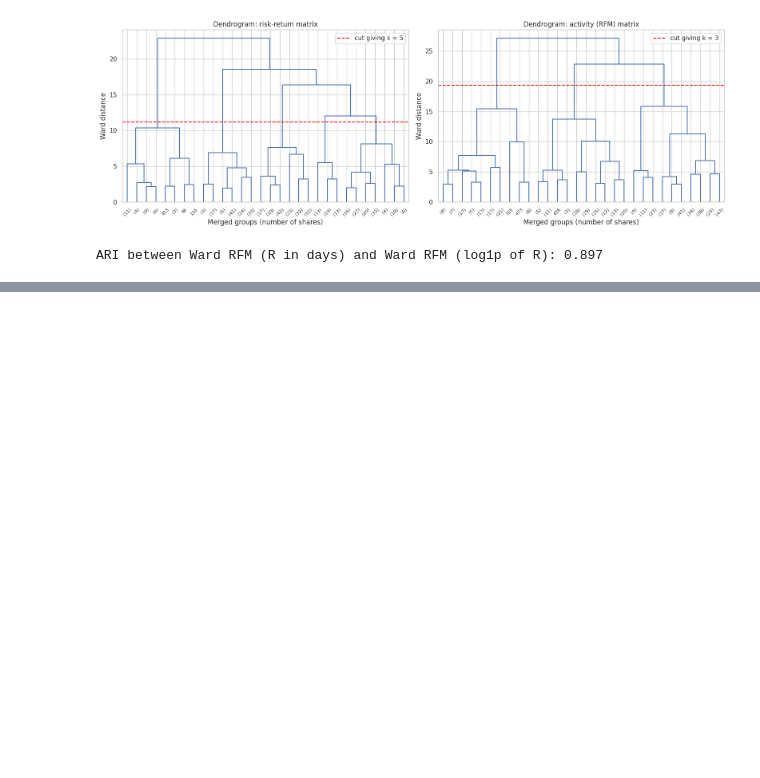
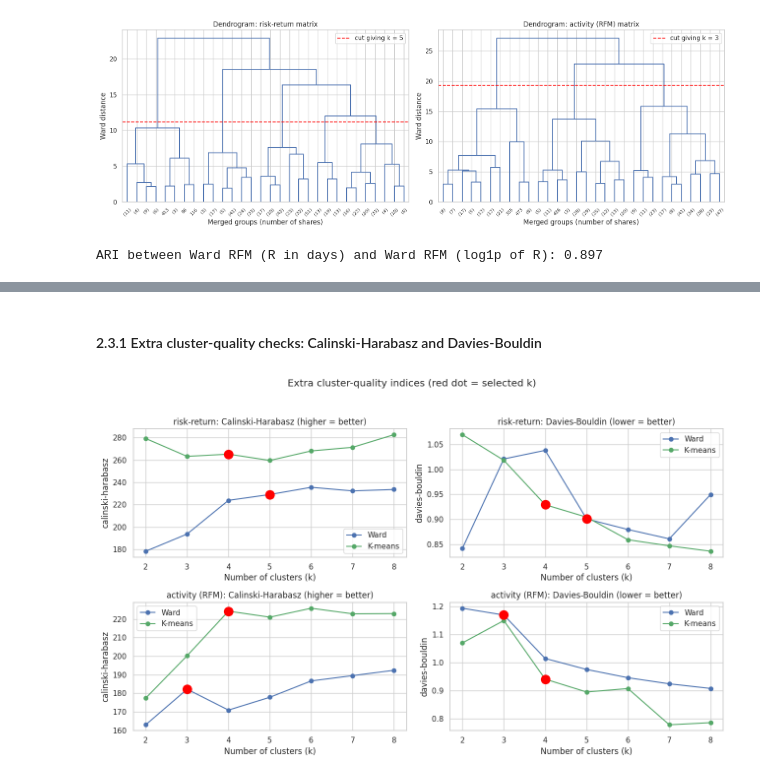
Before and after one commit to Dewdahara/CRMCM_CW1_w2054873, a Jupyter notebook: CRMCM_CW1_w2054873.ipynb, the cells around one changed output, grey strips where cells are left out. Saved outputs shown, nothing was run; the diff lists cells and outputs as text; code cells hidden in the pictures; blank space fills up the shorter version.

```diff
--- a/CRMCM_CW1_w2054873.ipynb
+++ b/CRMCM_CW1_w2054873.ipynb
@@ -2326,0 +2481,29 @@ ARI between Ward RFM (R in days) and Ward RFM (log1p of R): 0.897
+# %% [markdown]
+#### 2.3.1 Extra cluster-quality checks: Calinski-Harabasz and Davies-Bouldin
+# %%
+# Chart: Calinski-Harabasz (left, higher is better) and Davies-Bouldin (right, lower is better) for
+# k = 2 to 8. Rows are the two feature matrices and each panel compares Ward and K-means. The red
+# dots mark the selected k.
+solutions_diag = {
+    "Ward": {"risk-return": (diag_ward_rr, k_ward_rr), "activity (RFM)": (diag_ward_rfm, k_ward_rfm)},
+    "K-means": {"risk-return": (diag_km_rr, k_km_rr), "activity (RFM)": (diag_km_rfm, k_km_rfm)},
+}
+colours = {"Ward": "#4C72B0", "K-means": "#55A868"}
+fig, axes = plt.subplots(2, 2, figsize=(13, 8))
+for r, matrix in enumerate(["risk-return", "activity (RFM)"]):
+    for c, (metric, label) in enumerate([("calinski_harabasz", "Calinski-Harabasz (higher = better)"),
+                                         ("davies_bouldin", "Davies-Bouldin (lower = better)")]):
+        ax = axes[r, c]
+        for method in ["Ward", "K-means"]:
+            diag, k_sel = solutions_diag[method][matrix]
+            ax.plot(diag["k"], diag[metric], marker="o", color=colours[method], label=method)
+            ax.scatter([k_sel], diag.loc[diag["k"] == k_sel, metric], s=170, color="red", zorder=3)
+        ax.set_title(f"{matrix}: {label}")
+        ax.set_xlabel("Number of clusters (k)")
+        ax.set_ylabel(metric.replace("_", "-"))
+        ax.legend()
+fig.suptitle("Extra cluster-quality indices (red dot = selected k)")
+plt.tight_layout(rect=[0, 0, 1, 0.95])
+plt.show()
+# %% [output]
+[figure, added]
```
Also changed, not shown: parts of 6 cells of this notebook.
